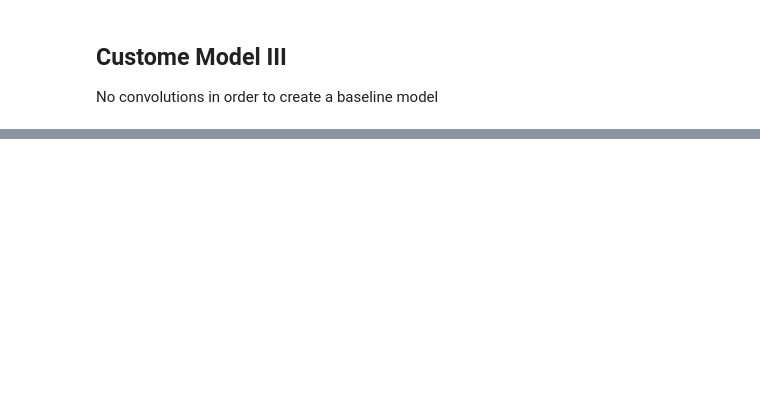
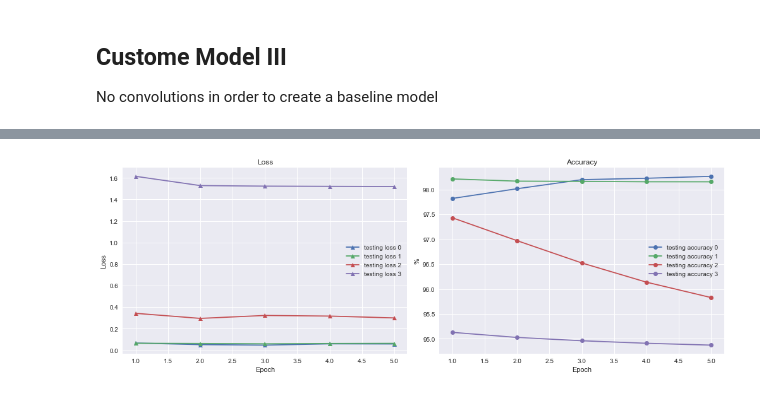
Before and after one commit to otmanesabir/ImgProc, a Jupyter notebook: Image Classifier/src/explore.ipynb, the cells around one changed output, grey strips where cells are left out. Cells and saved outputs as stored; diff of their text form; code cells hidden in the pictures; blank space fills up the shorter version.

```diff
--- a/Image Classifier/src/explore.ipynb
+++ b/Image Classifier/src/explore.ipynb
@@ -572,20 +651,21 @@ fig.tight_layout()
 # %%
 fig, (ax1, ax2) = plt.subplots(1,2)
 ax1.plot([x for x in range(1,EPOCHS+1)], test_loss_results_0, label='testing loss 0', marker='^')
 ax1.plot([x for x in range(1,EPOCHS+1)], test_loss_results_1, label='testing loss 1', marker='^')
 ax1.plot([x for x in range(1,EPOCHS+1)], test_loss_results_2, label='testing loss 2', marker='^')
-ax1.plot([x for x in range(1,EPOCHS+1)], test_loss_results_3, label='testing loss 2', marker='^')
+ax1.plot([x for x in range(1,EPOCHS+1)], test_loss_results_3, label='testing loss 3', marker='^')
 ax1.set_title("Loss")
 ax1.set_xlabel("Epoch")
 ax1.set_ylabel("Loss")
 ax2.plot([x for x in range(1,EPOCHS+1)], test_accuracy_results_0, label='testing accuracy 0', marker='o')
 ax2.plot([x for x in range(1,EPOCHS+1)], test_accuracy_results_1, label='testing accuracy 1', marker='o')
 ax2.plot([x for x in range(1,EPOCHS+1)], test_accuracy_results_2, label='testing accuracy 2', marker='o')
-ax2.plot([x for x in range(1,EPOCHS+1)], test_accuracy_results_3, label='testing accuracy 2', marker='o')
+ax2.plot([x for x in range(1,EPOCHS+1)], test_accuracy_results_3, label='testing accuracy 3', marker='o')
 ax2.set_title("Accuracy")
 ax2.set_xlabel("Epoch")
 ax2.set_ylabel("%")
 ax1.legend()
 ax2.legend(loc=7)
 fig.tight_layout()
-fig.est
+# %% [output]
+[figure, added]
```
Also changed, not shown: parts of 9 cells of this notebook, 6 other files.
